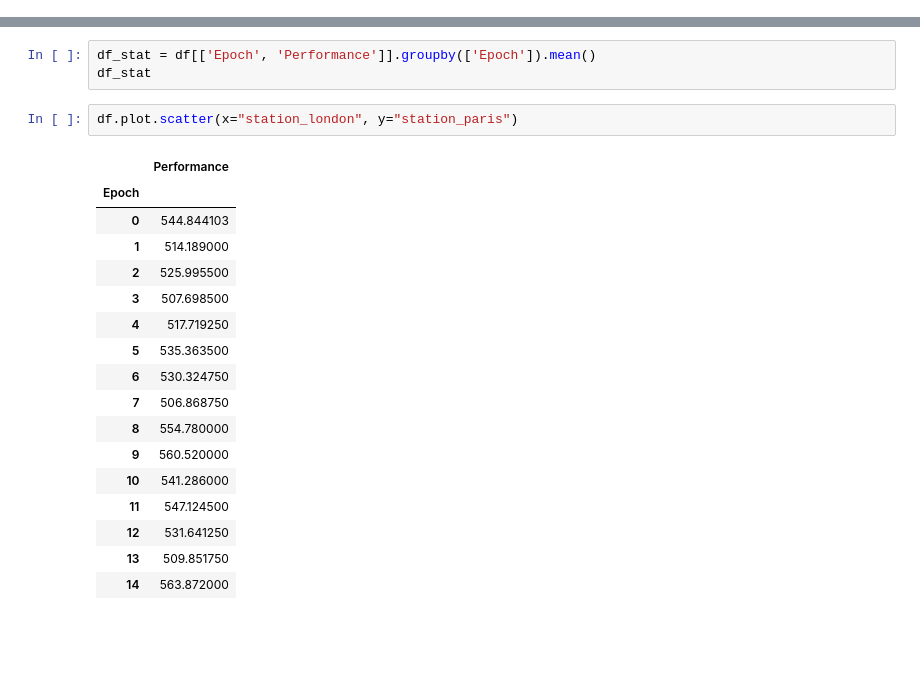
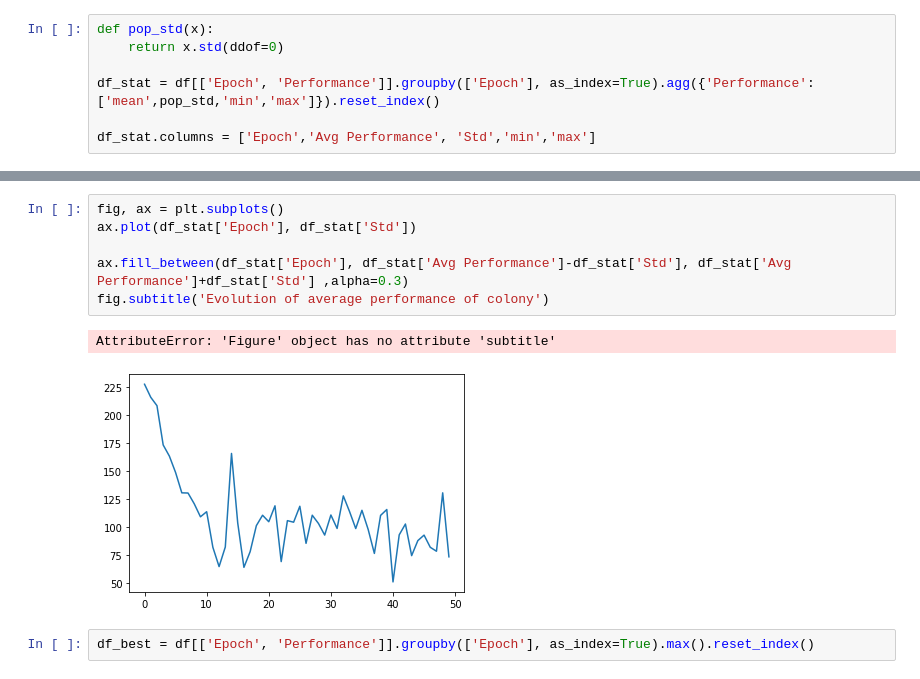
Before and after one commit to pommelow/Ant_colony, a Jupyter notebook: branchbound_analysis.ipynb, the cells around one changed output, grey strips where cells are left out. Cells and saved outputs as stored; diff of their text form; blank space fills up the shorter version.

Commit message:
Plots

```diff
--- a/branchbound_analysis.ipynb
+++ b/branchbound_analysis.ipynb
@@ -32,0 +35,7 @@ df
+# %%
+def pop_std(x):
+    return x.std(ddof=0)
+
+df_stat = df[['Epoch', 'Performance']].groupby(['Epoch'], as_index=True).agg({'Performance':['mean',pop_std,'min','max']}).reset_index()
+
+df_stat.columns = ['Epoch','Avg Performance', 'Std','min','max']
@@ -33,23 +70,11 @@ df
+# %%
+fig, ax = plt.subplots()
+ax.plot(df_stat['Epoch'], df_stat['Std'])
+
+ax.fill_between(df_stat['Epoch'], df_stat['Avg Performance']-df_stat['Std'], df_stat['Avg Performance']+df_stat['Std'] ,alpha=0.3)
+fig.subtitle('Evolution of average performance of colony')
+# %% [output]
+AttributeError: 'Figure' object has no attribute 'subtitle'
+[figure, added]
 # %%
-df_stat = df[['Epoch', 'Performance']].groupby(['Epoch']).mean()
-df_stat
+df_best = df[['Epoch', 'Performance']].groupby(['Epoch'], as_index=True).max().reset_index()
-# %%
-df.plot.scatter(x="station_london", y="station_paris")
-# %% [output]
-|  | Performance |
-| Epoch |  |
-| 0 | 544.844103 |
-| 1 | 514.189000 |
-| 2 | 525.995500 |
-| 3 | 507.698500 |
-| 4 | 517.719250 |
-| 5 | 535.363500 |
-| 6 | 530.324750 |
-| 7 | 506.868750 |
-| 8 | 554.780000 |
-| 9 | 560.520000 |
-| 10 | 541.286000 |
-| 11 | 547.124500 |
-| 12 | 531.641250 |
-| 13 | 509.851750 |
-| 14 | 563.872000 |
```
Also changed, not shown: parts of 7 cells of this notebook, 2 other files.
